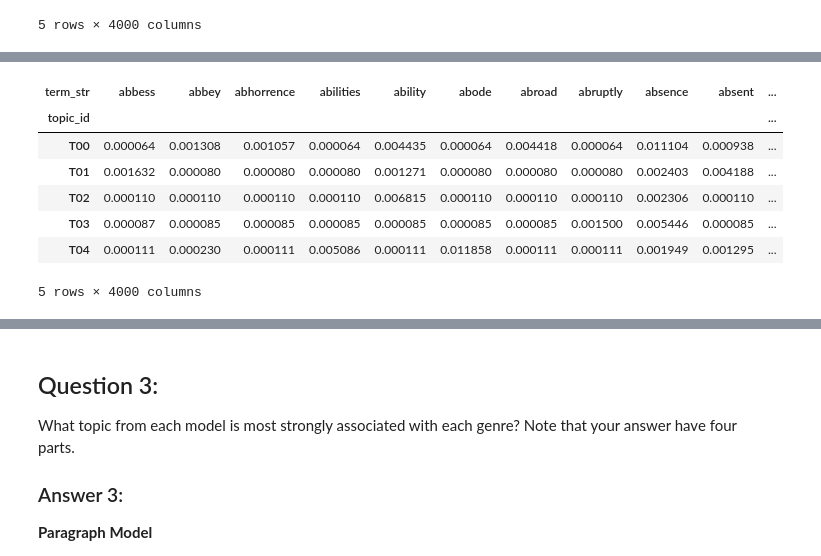
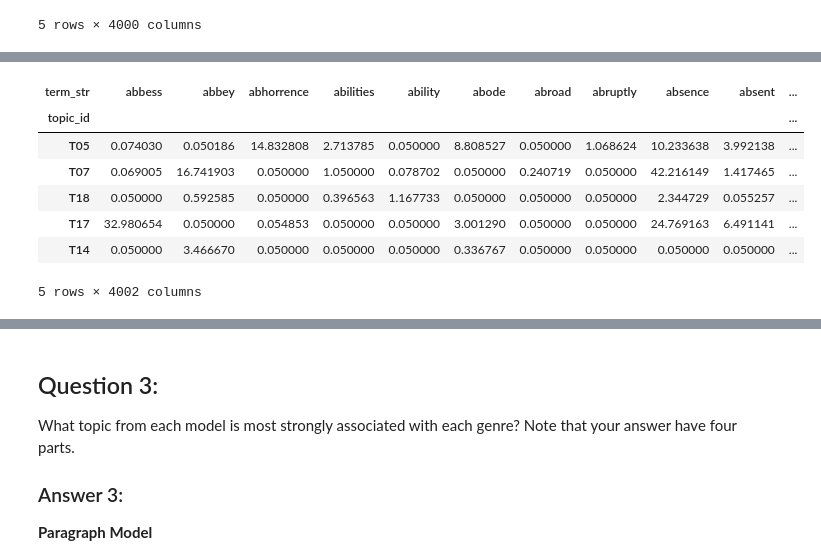
Before and after one commit to rlipps/DS5001-2024-01-R, a Jupyter notebook: lessons/M08_TopicModels/M08_HW08.ipynb, the cells around one changed output, grey strips where cells are left out. Saved outputs shown, nothing was run; the diff lists cells and outputs as text; code cells hidden in the pictures.

```diff
--- a/lessons/M08_TopicModels/M08_HW08.ipynb
+++ b/lessons/M08_TopicModels/M08_HW08.ipynb
@@ -251,0 +270,3 @@ L1_para = paragraph_model.phi.apply(lambda x: x/x.sum(), axis=1)
+# %%
+para_p = paragraph_model.phi.sum(axis=1)/paragraph_model.phi.sum(axis=1).sum()
+np.sum(para_p*np.log2(1/para_p))
@@ -252,12 +288,13 @@ L1_para = paragraph_model.phi.apply(lambda x: x/x.sum(), axis=1)
 # %%
-L1_p_para = L1_para.apply(lambda x: x*np.log2(1/x), axis=1)
-L1_p_para.head()
+paragraph_model.phi['p'] = para_p.values
+paragraph_model.phi['entropy'] = paragraph_model.phi.p.apply(lambda x: x*np.log2(1/x))
+paragraph_model.phi.sort_values('entropy', ascending=False).head()
 # %% [output]
 | term_str | abbess | abbey | abhorrence | abilities | ability | abode | abroad | abruptly | absence | absent | ... |
 | topic_id |  |  |  |  |  |  |  |  |  |  | ... |
-| T00 | 0.000064 | 0.001308 | 0.001057 | 0.000064 | 0.004435 | 0.000064 | 0.004418 | 0.000064 | 0.011104 | 0.000938 | ... |
-| T01 | 0.001632 | 0.000080 | 0.000080 | 0.000080 | 0.001271 | 0.000080 | 0.000080 | 0.000080 | 0.002403 | 0.004188 | ... |
-| T02 | 0.000110 | 0.000110 | 0.000110 | 0.000110 | 0.006815 | 0.000110 | 0.000110 | 0.000110 | 0.002306 | 0.000110 | ... |
-| T03 | 0.000087 | 0.000085 | 0.000085 | 0.000085 | 0.000085 | 0.000085 | 0.000085 | 0.001500 | 0.005446 | 0.000085 | ... |
-| T04 | 0.000111 | 0.000230 | 0.000111 | 0.005086 | 0.000111 | 0.011858 | 0.000111 | 0.000111 | 0.001949 | 0.001295 | ... |
+| T05 | 0.074030 | 0.050186 | 14.832808 | 2.713785 | 0.050000 | 8.808527 | 0.050000 | 1.068624 | 10.233638 | 3.992138 | ... |
+| T07 | 0.069005 | 16.741903 | 0.050000 | 1.050000 | 0.078702 | 0.050000 | 0.240719 | 0.050000 | 42.216149 | 1.417465 | ... |
+| T18 | 0.050000 | 0.592585 | 0.050000 | 0.396563 | 1.167733 | 0.050000 | 0.050000 | 0.050000 | 2.344729 | 0.055257 | ... |
+| T17 | 32.980654 | 0.050000 | 0.054853 | 0.050000 | 0.050000 | 3.001290 | 0.050000 | 0.050000 | 24.769163 | 6.491141 | ... |
+| T14 | 0.050000 | 3.466670 | 0.050000 | 0.050000 | 0.050000 | 0.336767 | 0.050000 | 0.050000 | 0.050000 | 0.050000 | ... |
-5 rows × 4000 columns
+5 rows × 4002 columns
```
Also changed, not shown: parts of 21 cells of this notebook.
